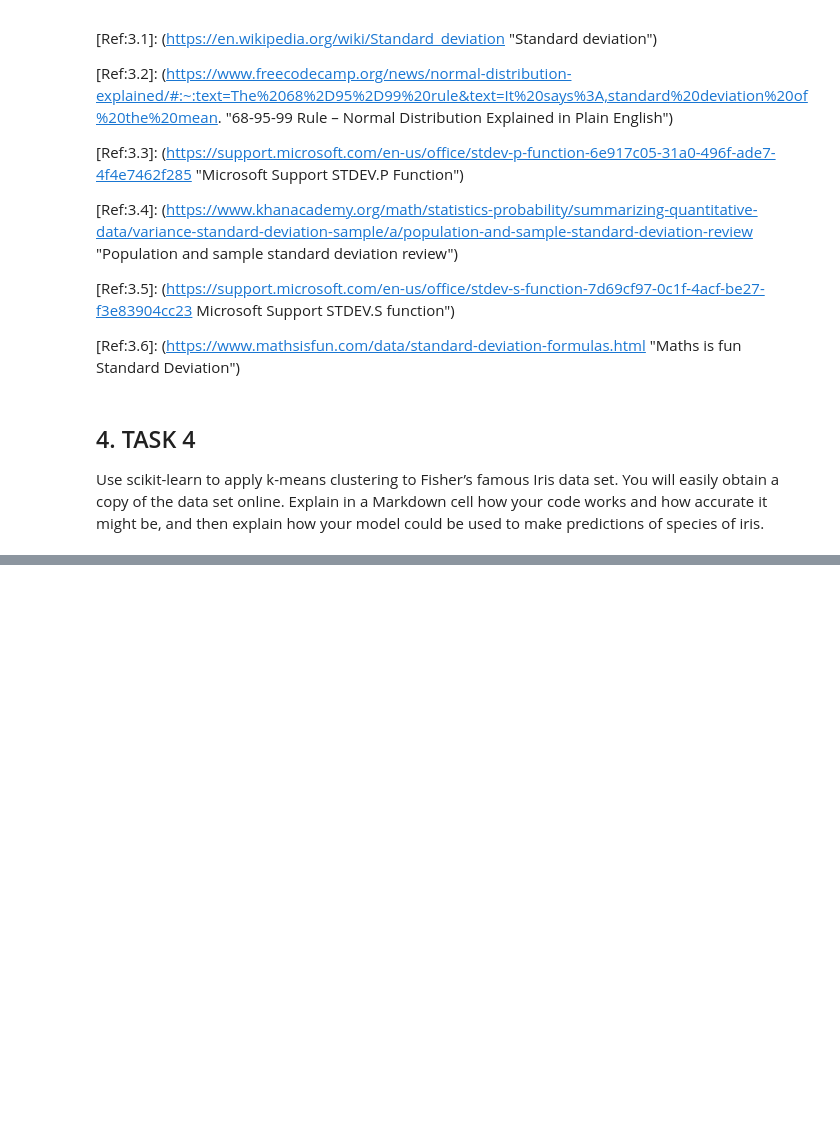
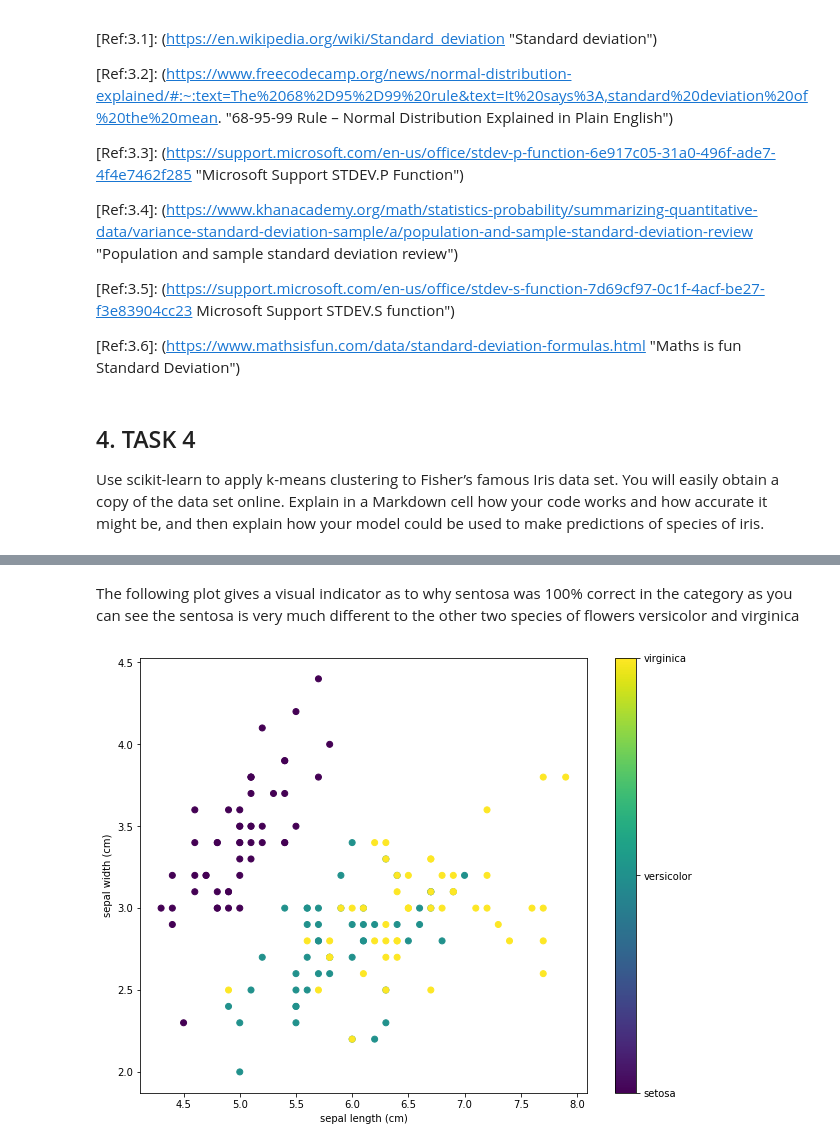
Before and after one commit to moranneil/MACHINE_LEARNING_AND_STATISTICS_TASKS, a Jupyter notebook: Machine Learning and Statistics Tasks 2020.ipynb, the cells around one changed output, grey strips where cells are left out. Saved outputs shown, nothing was run; the diff lists cells and outputs as text; code cells hidden in the pictures; blank space fills up the shorter version.

```diff
--- a/Machine Learning and Statistics Tasks 2020.ipynb
+++ b/Machine Learning and Statistics Tasks 2020.ipynb
@@ -917,0 +873,2 @@ AttributeError: 'numpy.ndarray' object has no attribute 'target'
+# %%
+iris = load_iris() #Assigns the imported iris dataset to the variable iris
@@ -917,0 +1028,19 @@ AttributeError: 'numpy.ndarray' object has no attribute 'target'
+# %% [markdown]
+The following plot gives a visual indicator as to why sentosa was 100% correct in the category as you can see the sentosa is very much different to the other two species of flowers versicolor and virginica
+# %%
+#This plot plots the dataset from the imported sklearn data set
+#x & y are the indices of the plot
+x = 0
+y = 1
+
+# this formatter will label the colorbar with the correct target names
+formatter = plt.FuncFormatter(lambda i, *args: iris.target_names[int(i)])
+
+plt.figure(figsize=(10, 8))
+plt.scatter(iris.data[:, x], iris.data[:, y], c=iris.target)
+plt.colorbar(ticks=[0, 1, 2], format=formatter)
+plt.xlabel(iris.feature_names[x])
+plt.ylabel(iris.feature_names[y])
+plt.show()
+# %% [output]
+[figure, added]
```
Also changed, not shown: parts of 28 cells of this notebook.
